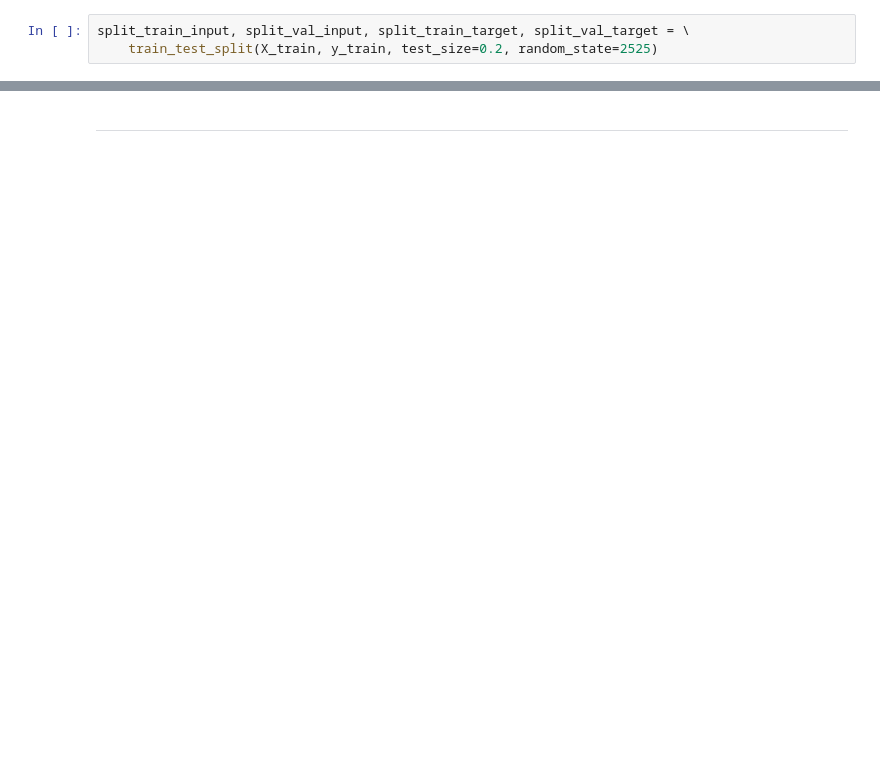
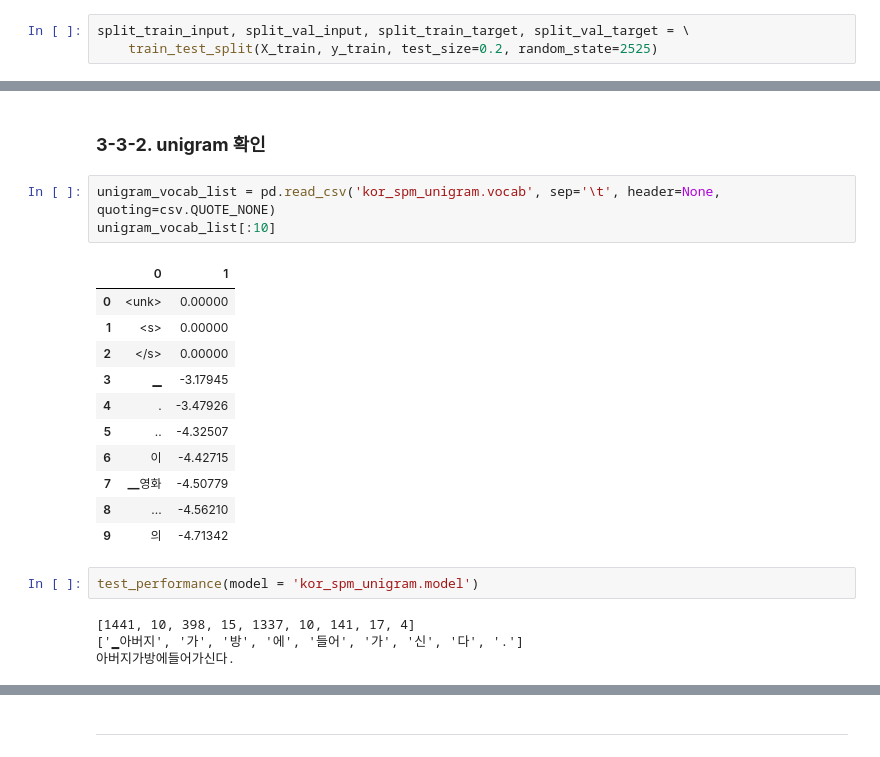
Before and after one commit to 9645258/aiffel, a Jupyter notebook: 02_going-deeper/01_nlp/GD-02/[GD-02]nlp.ipynb, the cells around one changed output, grey strips where cells are left out. Saved outputs shown, nothing was run; the diff lists cells and outputs as text; blank space fills up the shorter version.

```diff
--- a/02_going-deeper/01_nlp/GD-02/[GD-02]nlp.ipynb
+++ b/02_going-deeper/01_nlp/GD-02/[GD-02]nlp.ipynb
@@ -479,0 +396,23 @@ sp_train_input, sp_val_input, sp_train_target, sp_val_target = \
+# %% [markdown]
+### **3-3-2. unigram 확인**
+# %%
+unigram_vocab_list = pd.read_csv('kor_spm_unigram.vocab', sep='\t', header=None, quoting=csv.QUOTE_NONE)
+unigram_vocab_list[:10]
+# %% [output]
+|  | 0 | 1 |
+| 0 | <unk> | 0.00000 |
+| 1 | <s> | 0.00000 |
+| 2 | </s> | 0.00000 |
+| 3 | ▁ | -3.17945 |
+| 4 | . | -3.47926 |
+| 5 | .. | -4.32507 |
+| 6 | 이 | -4.42715 |
+| 7 | ▁영화 | -4.50779 |
+| 8 | ... | -4.56210 |
+| 9 | 의 | -4.71342 |
+# %%
+test_performance(model = 'kor_spm_unigram.model')
+# %% [output]
+[1441, 10, 398, 15, 1337, 10, 141, 17, 4]
+['▁아버지', '가', '방', '에', '들어', '가', '신', '다', '.']
+아버지가방에들어가신다.
```
Also changed, not shown: parts of 153 cells of this notebook.
